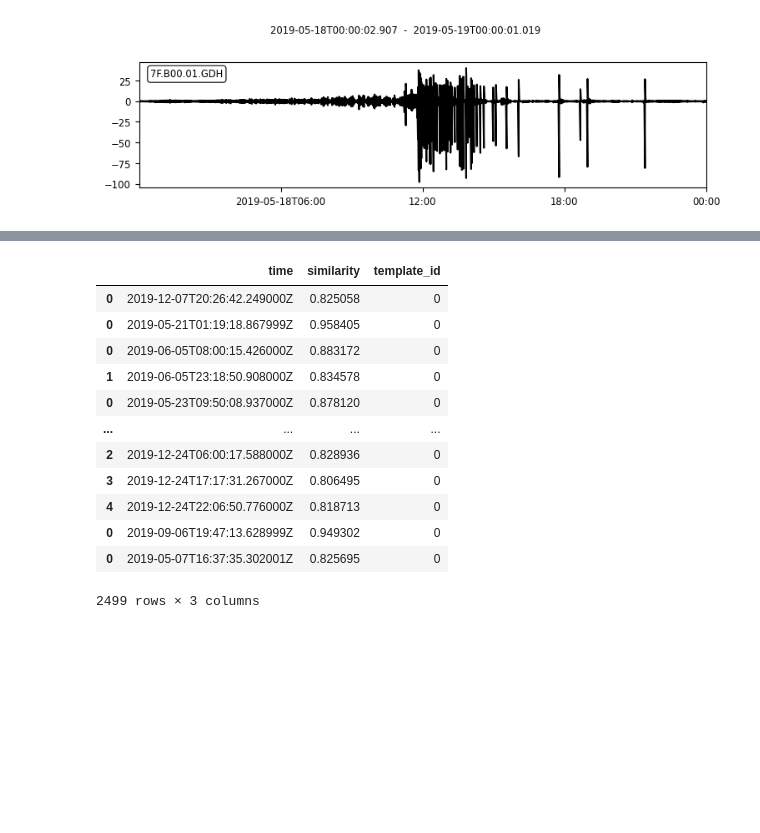
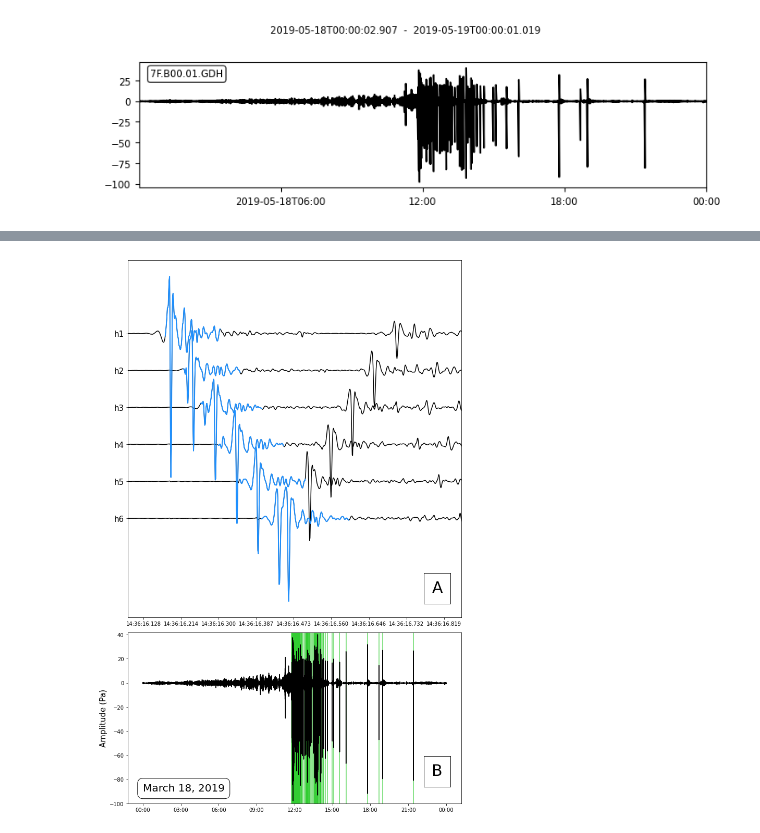
Before and after one commit to SerpRateAI/boreholeAcoustics, a Jupyter notebook: fig3.ipynb, the cells around one changed output, grey strips where cells are left out. Saved outputs shown, nothing was run; the diff lists cells and outputs as text; code cells hidden in the pictures; blank space fills up the shorter version.

```diff
--- a/fig3.ipynb
+++ b/fig3.ipynb
@@ -47,17 +93,60 @@ ax.xaxis.set_major_formatter(mdates.DateFormatter('%Y-%m %H:%M:%S'))
+# %%
+starttime = obspy.UTCDateTime('2019-05-18T14:30:00')
+endtime = obspy.UTCDateTime('2019-05-18T14:40:00')
+tempraw = day138.copy().trim(starttime=starttime, endtime=endtime)
+tempraw = tempmatch.digest_data(tempraw)
+temp = tempmatch.make_template(hole='B')
 # %%
-det[det.time.between('20')]
+###############
+#   template  #
+###############
+fig = plt.figure(figsize=(10, 15))
+ax1 = plt.subplot2grid((3,2), (0, 0), colspan=2, rowspan=2)
+ax2 = plt.subplot2grid((3,2), (2, 0), colspan=3, )
+
+ax = (ax1, ax2)
+
+for n, tr in enumerate(tempraw):
+    ax[0].plot(tr.times('matplotlib'), tr.data-10*n, color='black')
+
+for n, tr in enumerate(temp):
+    ax[0].plot(tr.times('matplotlib'), tr.data-10*n, color='dodgerblue', linewidth=2)
+
+yticks = np.array([0, 10, 20, 30, 40, 50])*-1
+ax[0].set_yticks(yticks)
+ylabels = ['h1', 'h2', 'h3', 'h4', 'h5', 'h6']
+ax[0].set_yticklabels(ylabels, fontsize=15)
+
+ax[0].set_xlim(temp[0].times('matplotlib').min()-1e-6, temp[-1].times('matplotlib').max()+3e-6)
+# ax[0].xaxis.set_major_formatter(mdates.DateFormatter('%Y-%m %H:%M'))
+ax[0].xaxis.set_major_formatter(PrecisionDateFormatter('%H:%M:%S.{ms}'))
+
+###################
+#   all day 138   #
+###################
+data = det[det.time.between('2019-05-18', '2019-05-19')].copy()
+
+x = data.time
+y = np.ones_like(x)*500
+ax[1].plot([x, x], [-y, y], color='limegreen', alpha=0.75)
+
+ax[1].plot(h1.times('matplotlib'), h1.data, color='black')
+
+ax[1].set_ylim(-100, 42)
+ax[1].set_ylabel('Amplitude (Pa)', fontsize=15)
+# ax.xaxis.set_major_formatter(mdates.DateFormatter('%Y-%m %H:%M:%S'))
+ax[1].xaxis.set_major_formatter(mdates.DateFormatter('%H:%M'))
+
+bbox = dict(facecolor='none', edgecolor='black', boxstyle='round,pad=0.5')
+ax[1].text(s='March 18, 2019', fontsize=20, x=h1.times('matplotlib').min(), y=-90, bbox=bbox)
+
+bbox = dict(facecolor='none', edgecolor='black', boxstyle='square,pad=0.5')
+# ax[0].text(s='A', fontsize=20, x=temp[-1].times('matplotlib').max()+2.25e-6, y=-70, bbox=bbox)
+fig.text(s='A', fontsize=30, x=0.9, y=0.4, bbox=bbox)
+fig.text(s='B', fontsize=30, x=0.9, y=0.075, bbox=bbox)
+
+fig.tight_layout()
+fig.savefig('figures/bubbles_time_series_day138_AND_bubble_templates_with_reflections.pdf', bbox_inches='tight')
 # %% [output]
-|  | time | similarity | template_id |
-| 0 | 2019-12-07T20:26:42.249000Z | 0.825058 | 0 |
-| 0 | 2019-05-21T01:19:18.867999Z | 0.958405 | 0 |
-| 0 | 2019-06-05T08:00:15.426000Z | 0.883172 | 0 |
-| 1 | 2019-06-05T23:18:50.908000Z | 0.834578 | 0 |
-| 0 | 2019-05-23T09:50:08.937000Z | 0.878120 | 0 |
-| ... | ... | ... | ... |
-| 2 | 2019-12-24T06:00:17.588000Z | 0.828936 | 0 |
-| 3 | 2019-12-24T17:17:31.267000Z | 0.806495 | 0 |
-| 4 | 2019-12-24T22:06:50.776000Z | 0.818713 | 0 |
-| 0 | 2019-09-06T19:47:13.628999Z | 0.949302 | 0 |
-| 0 | 2019-05-07T16:37:35.302001Z | 0.825695 | 0 |
-2499 rows × 3 columns
+[figure, added]
 # %%
```
Also changed, not shown: parts of 7 cells of this notebook, 2 other files.
